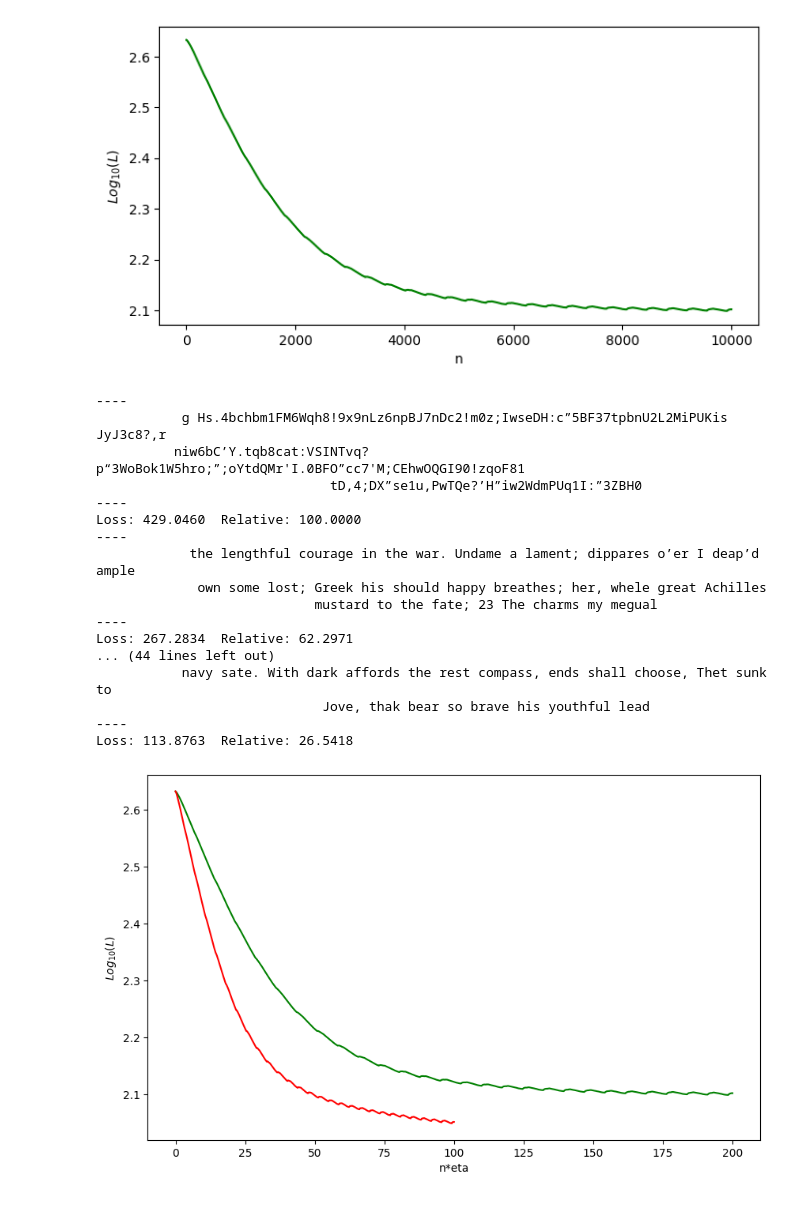
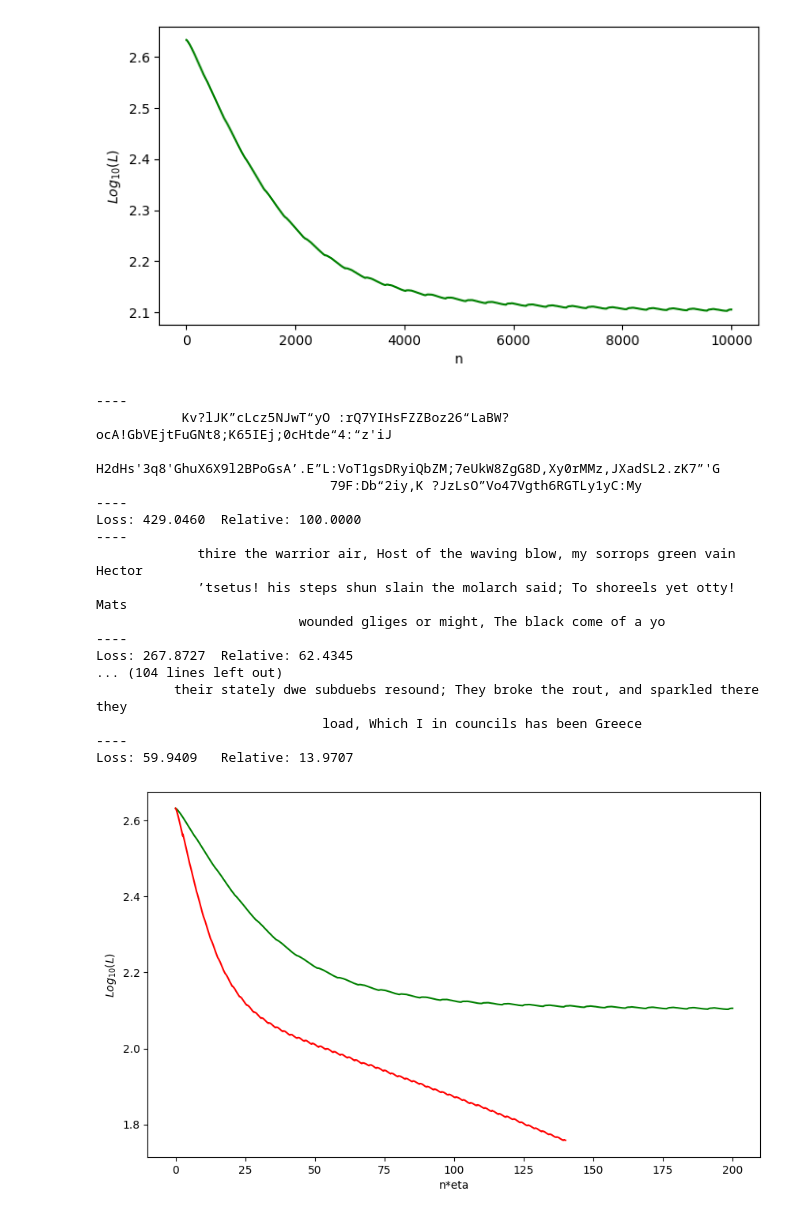
Before and after one commit to carlm451/LSTM_Char-LM_python-JAX, a Jupyter notebook: Character_LSTM_from_Scratch_JAX.ipynb, the cells around one changed output. Saved outputs shown, nothing was run; the diff lists cells and outputs as text; code cells hidden in the pictures.

```diff
--- a/Character_LSTM_from_Scratch_JAX.ipynb
+++ b/Character_LSTM_from_Scratch_JAX.ipynb
@@ -440,6 +440,8 @@ def sgd_step_adam(current_step,inputs,targets,h,c,params,grads_mems,sqrd_mems,be
 
     return loss, params_cache, hidden_cache
 # %%
+sgd_step_adam_jit = jit(sgd_step_adam)
+
 def train_character_lstm(train_data,seq_length,hidden_size,mini_batch_size,learning_rate,total_steps,initial_key):
     '''
     fingers crossed!
@@ -480,7 +482,7 @@ def train_character_lstm(train_data,seq_length,hidden_size,mini_batch_size,learn
 
           inputs,targets = next(training_gen)
 
-          current_loss, params_cache, hidden_cache = jit(sgd_step_adam)(current_step=n,
+          current_loss, params_cache, hidden_cache = sgd_step_adam_jit(current_step=n,
                                                      inputs=inputs,
                                                      targets=targets,
                                                      h=h_next,
@@ -695,45 +697,45 @@ plt.show()
 # %% [output]
 [figure]
 # %%
-mykey = random.PRNGKey(1)
+mykey = random.PRNGKey(99)
 
 loss_l2,out_params2,out_hidden2 = train_character_lstm(train_data=training_data,
                                   seq_length=seq_length,
-                                  hidden_size=512,
+                                  hidden_size=1024,
                                   mini_batch_size=30,
-                                  learning_rate=0.01,
-                                  total_steps=10000,
+                                  learning_rate=0.005,
+                                  total_steps=20000,
                                   initial_key=mykey)
 # %% [output]
 ----
-           g Hs.4bchbm1FM6Wqh8!9x9nLz6npBJ7nDc2!m0z;IwseDH:c”5BF37tpbnU2L2MiPUKis JyJ3c8?,r
-          niw6bC’Y.tqb8cat:VSINTvq?p“3WoBok1W5hro;”;oYtdQMr'I.0BFO”cc7'M;CEhwOQGI90!zqoF81
-                              tD,4;DX”se1u,PwTQe?’H”iw2WdmPUq1I:”3ZBH0
+           Kv?lJK”cLcz5NJwT“yO :rQ7YIHsFZZBoz26“LaBW?ocA!GbVEjtFuGNt8;K65IEj;0cHtde“4:“z'iJ
+          H2dHs'3q8'GhuX6X9l2BPoGsA’.E”L:VoT1gsDRyiQbZM;7eUkW8ZgG8D,Xy0rMMz,JXadSL2.zK7”'G
+                              79F:Db“2iy,K ?JzLsO”Vo47Vgth6RGTLy1yC:My
 ----
 Loss: 429.0460  Relative: 100.0000
 ----
-            the lengthful courage in the war. Undame a lament; dippares o’er I deap’d ample
-             own some lost; Greek his should happy breathes; her, whele great Achilles
-                            mustard to the fate; 23 The charms my megual
+             thire the warrior air, Host of the waving blow, my sorrops green vain Hector
+             ’tsetus! his steps shun slain the molarch said; To shoreels yet otty! Mats
+                          wounded gliges or might, The black come of a yo
 ----
-Loss: 267.2834  Relative: 62.2971
-... (44 lines left out)
-           navy sate. With dark affords the rest compass, ends shall choose, Thet sunk to
-                             Jove, thak bear so brave his youthful lead
+Loss: 267.8727  Relative: 62.4345
+... (104 lines left out)
+          their stately dwe subduebs resound; They broke the rout, and sparkled there they
+                             load, Which I in councils has been Greece
 ----
-Loss: 113.8763  Relative: 26.5418
+Loss: 59.9409   Relative: 13.9707
 # %%
 fig,ax = plt.subplots(figsize=(10,6))
 
 loss_array1 = np.log10(np.array(loss_l))
 loss_array2 = np.log10(np.array(loss_l2))
 
 ax.plot(np.arange(len(loss_array1))*0.02,loss_array1,'g-')
-ax.plot(np.arange(len(loss_array2))*0.01,loss_array2,'r-')
+ax.plot(np.arange(len(loss_array2))*0.007,loss_array2,'r-')
 
 ax.set_ylabel('$Log_{10}(L)$')
 ax.set_xlabel('n*eta')
 
 plt.show()
 # %% [output]
-[figure, old version]
+[figure, new version]
```
Also changed, not shown: parts of 7 cells of this notebook.
